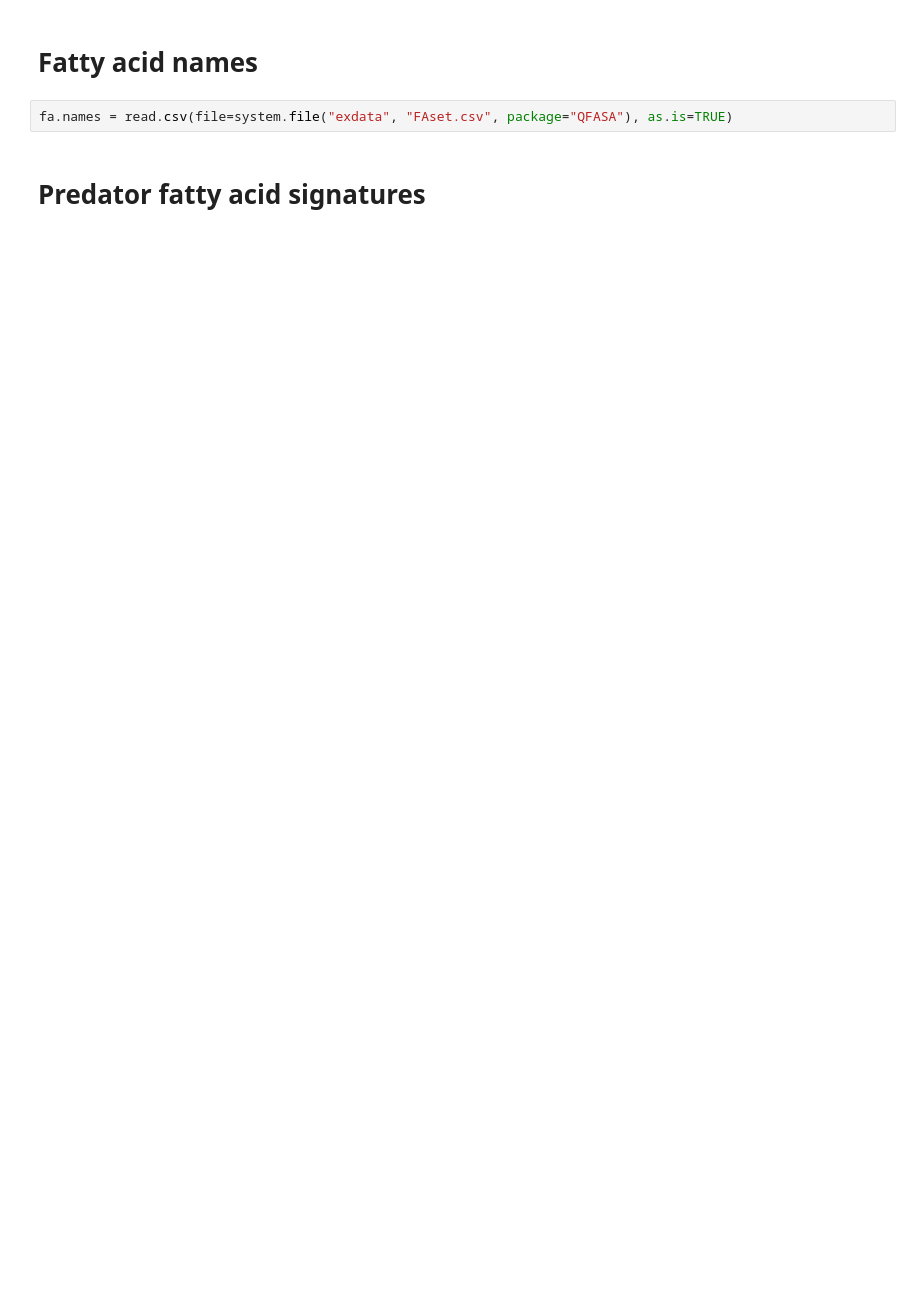
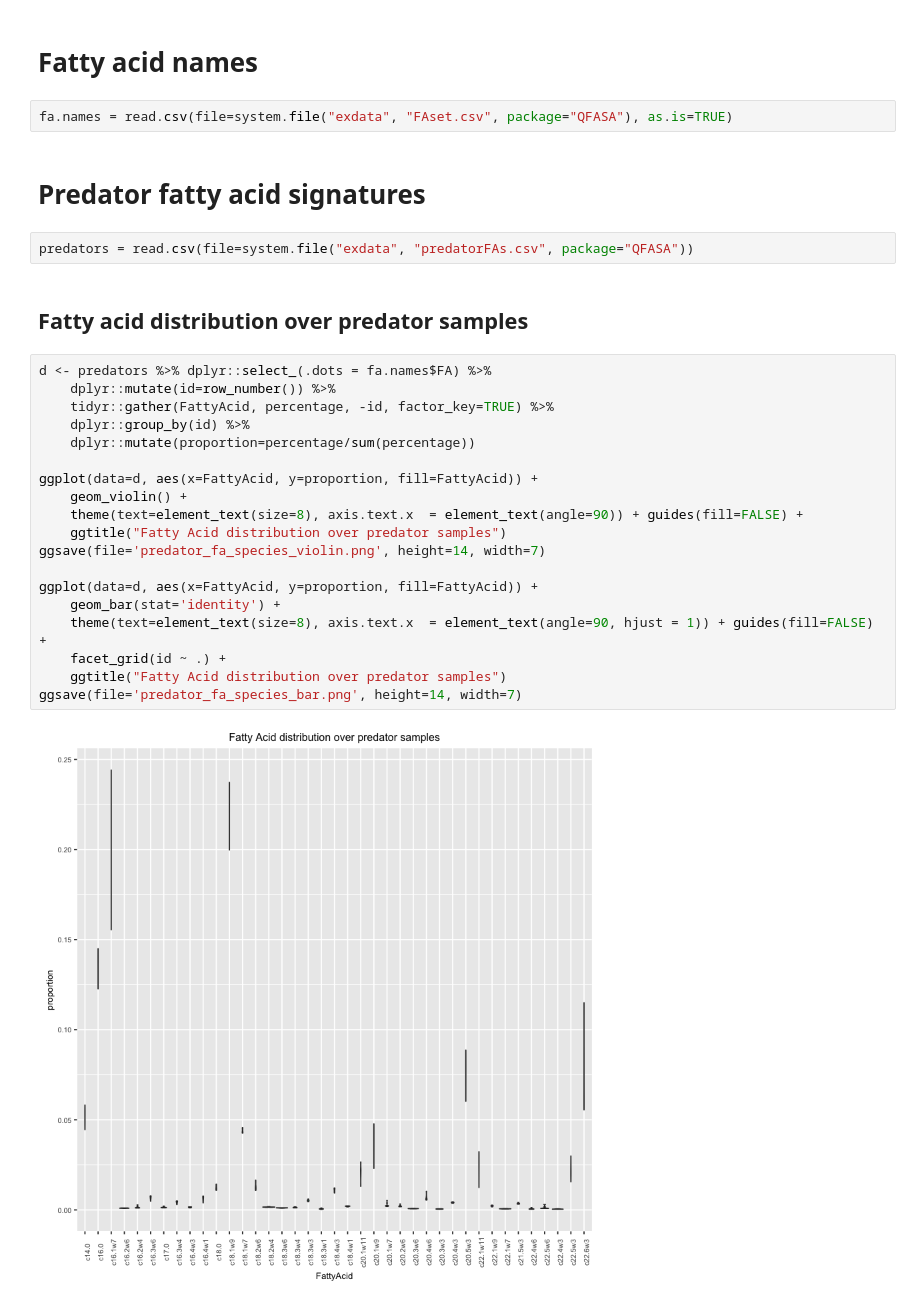
Before and after one commit to cstewartGH/QFASA, a Jupyter notebook: dev/Prototype.ipynb, the cells around one changed output. Drawn from its saved outputs; the diff is of its cells as text; blank space fills up the shorter version.

```diff
--- a/dev/Prototype.ipynb
+++ b/dev/Prototype.ipynb
@@ -9,3 +12,28 @@ library(tidyr)
 fa.names = read.csv(file=system.file("exdata", "FAset.csv", package="QFASA"), as.is=TRUE)
 # %% [markdown]
 # Predator fatty acid signatures
+# %%
+predators = read.csv(file=system.file("exdata", "predatorFAs.csv", package="QFASA"))
+# %% [markdown]
+## Fatty acid distribution over predator samples
+# %%
+d <- predators %>% dplyr::select_(.dots = fa.names$FA) %>%
+    dplyr::mutate(id=row_number()) %>%
+    tidyr::gather(FattyAcid, percentage, -id, factor_key=TRUE) %>%
+    dplyr::group_by(id) %>%
+    dplyr::mutate(proportion=percentage/sum(percentage))
+
+ggplot(data=d, aes(x=FattyAcid, y=proportion, fill=FattyAcid)) +
+    geom_violin() +
+    theme(text=element_text(size=8), axis.text.x  = element_text(angle=90)) + guides(fill=FALSE) +
+    ggtitle("Fatty Acid distribution over predator samples")
+ggsave(file='predator_fa_species_violin.png', height=14, width=7)
+
+ggplot(data=d, aes(x=FattyAcid, y=proportion, fill=FattyAcid)) +
+    geom_bar(stat='identity') +
+    theme(text=element_text(size=8), axis.text.x  = element_text(angle=90, hjust = 1)) + guides(fill=FALSE) +
+    facet_grid(id ~ .) +
+    ggtitle("Fatty Acid distribution over predator samples")
+ggsave(file='predator_fa_species_bar.png', height=14, width=7)
+# %% [output]
+[figure, added]
```
Also changed, not shown: parts of 24 cells of this notebook, 3 other files.
